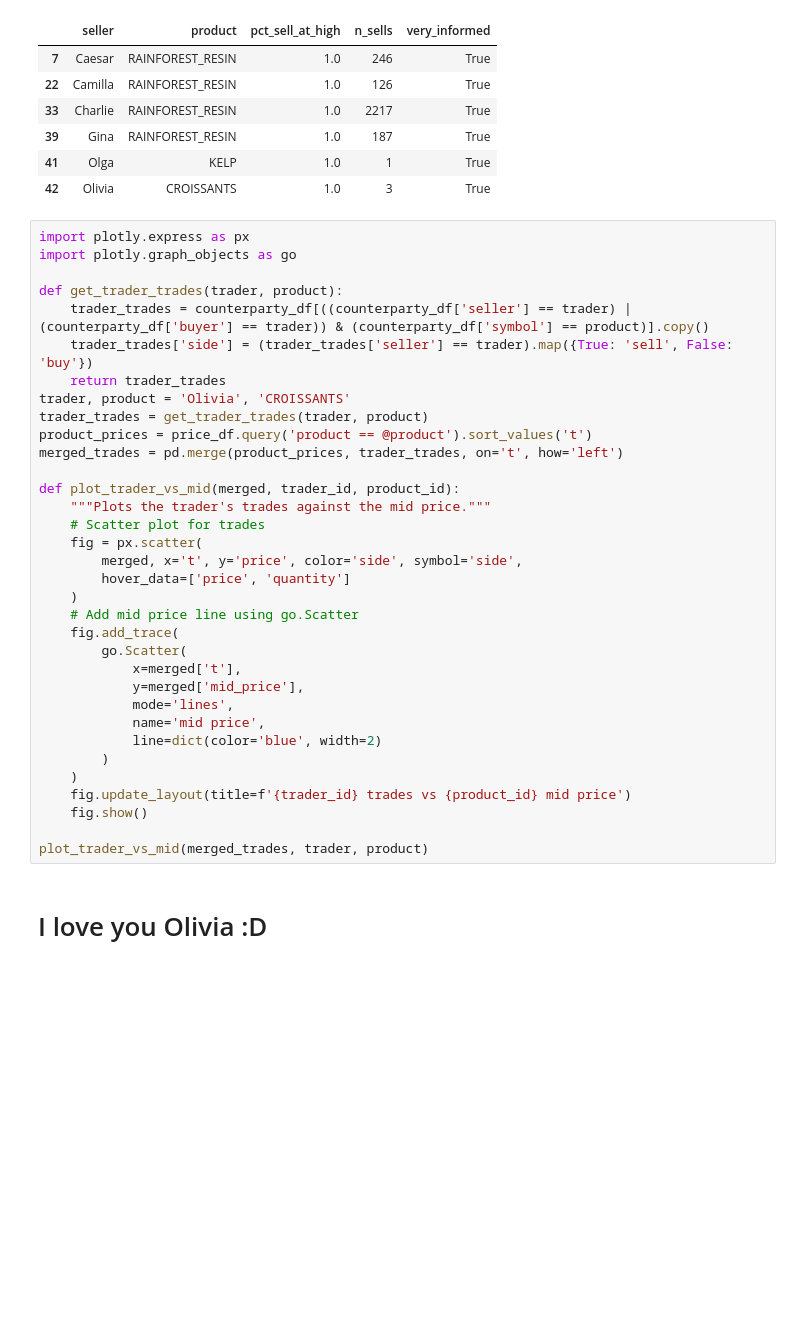
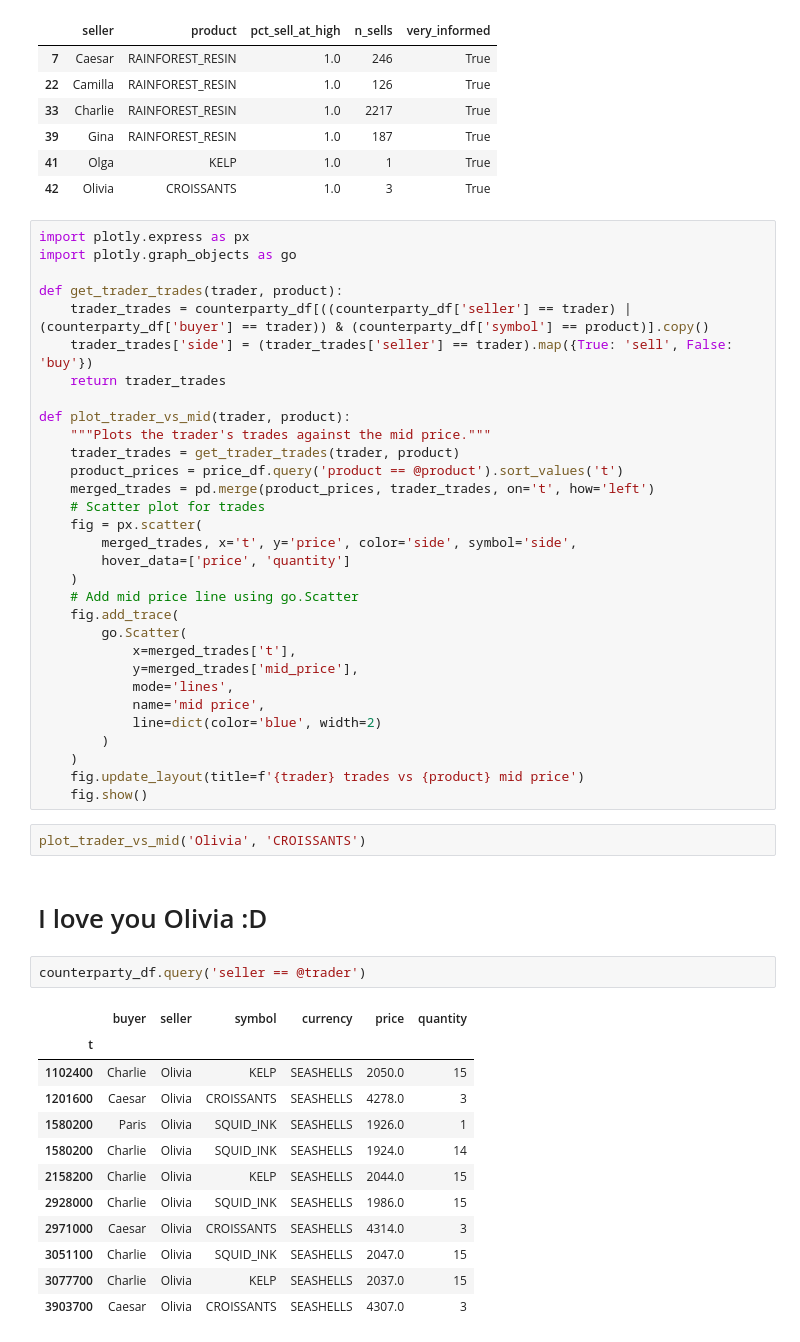
Before and after one commit to CarterT27/imc-prosperity-3, a Jupyter notebook: counterparty_edge.ipynb, the cells around one changed output. Cells and saved outputs as stored; diff of their text form; blank space fills up the shorter version.

Commit message:
olivia edging part 2

```diff
--- a/counterparty_edge.ipynb
+++ b/counterparty_edge.ipynb
@@ -132,31 +132,45 @@ def get_trader_trades(trader, product):
     trader_trades = counterparty_df[((counterparty_df['seller'] == trader) | (counterparty_df['buyer'] == trader)) & (counterparty_df['symbol'] == product)].copy()
     trader_trades['side'] = (trader_trades['seller'] == trader).map({True: 'sell', False: 'buy'})
     return trader_trades
-trader, product = 'Olivia', 'CROISSANTS'
-trader_trades = get_trader_trades(trader, product)
-product_prices = price_df.query('product == @product').sort_values('t')
-merged_trades = pd.merge(product_prices, trader_trades, on='t', how='left')
 
-def plot_trader_vs_mid(merged, trader_id, product_id):
+def plot_trader_vs_mid(trader, product):
     """Plots the trader's trades against the mid price."""
+    trader_trades = get_trader_trades(trader, product)
+    product_prices = price_df.query('product == @product').sort_values('t')
+    merged_trades = pd.merge(product_prices, trader_trades, on='t', how='left')
     # Scatter plot for trades
     fig = px.scatter(
-        merged, x='t', y='price', color='side', symbol='side',
+        merged_trades, x='t', y='price', color='side', symbol='side',
         hover_data=['price', 'quantity']
     )
     # Add mid price line using go.Scatter
     fig.add_trace(
         go.Scatter(
-            x=merged['t'],
-            y=merged['mid_price'],
+            x=merged_trades['t'],
+            y=merged_trades['mid_price'],
             mode='lines',
             name='mid price',
             line=dict(color='blue', width=2)
         )
     )
-    fig.update_layout(title=f'{trader_id} trades vs {product_id} mid price')
+    fig.update_layout(title=f'{trader} trades vs {product} mid price')
     fig.show()
-
-plot_trader_vs_mid(merged_trades, trader, product)
+# %%
+plot_trader_vs_mid('Olivia', 'CROISSANTS')
 # %% [markdown]
 # I love you Olivia :D
+# %%
+counterparty_df.query('seller == @trader')
+# %% [output]
+|  | buyer | seller | symbol | currency | price | quantity |
+| t |  |  |  |  |  |  |
+| 1102400 | Charlie | Olivia | KELP | SEASHELLS | 2050.0 | 15 |
+| 1201600 | Caesar | Olivia | CROISSANTS | SEASHELLS | 4278.0 | 3 |
+| 1580200 | Paris | Olivia | SQUID_INK | SEASHELLS | 1926.0 | 1 |
+| 1580200 | Charlie | Olivia | SQUID_INK | SEASHELLS | 1924.0 | 14 |
+| 2158200 | Charlie | Olivia | KELP | SEASHELLS | 2044.0 | 15 |
+| 2928000 | Charlie | Olivia | SQUID_INK | SEASHELLS | 1986.0 | 15 |
+| 2971000 | Caesar | Olivia | CROISSANTS | SEASHELLS | 4314.0 | 3 |
+| 3051100 | Charlie | Olivia | SQUID_INK | SEASHELLS | 2047.0 | 15 |
+| 3077700 | Charlie | Olivia | KELP | SEASHELLS | 2037.0 | 15 |
+| 3903700 | Caesar | Olivia | CROISSANTS | SEASHELLS | 4307.0 | 3 |
```
Also changed, not shown: parts of 2 cells of this notebook.
